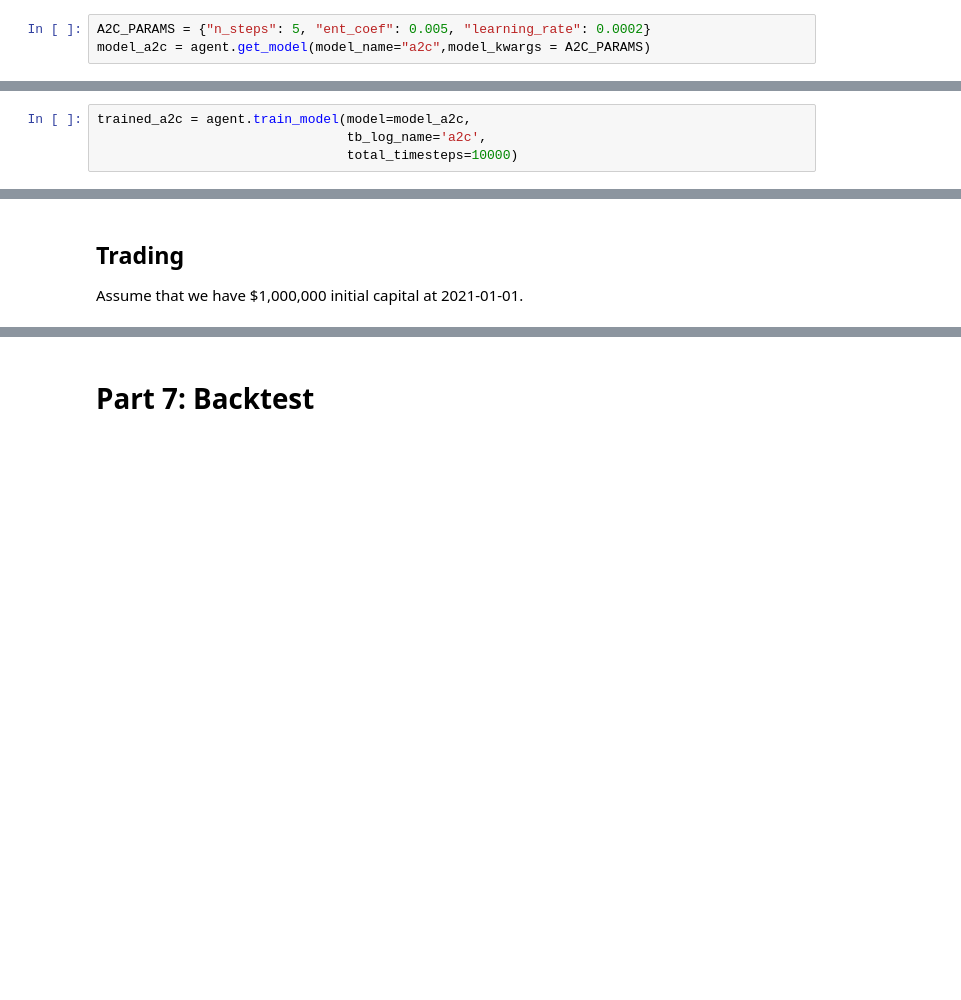
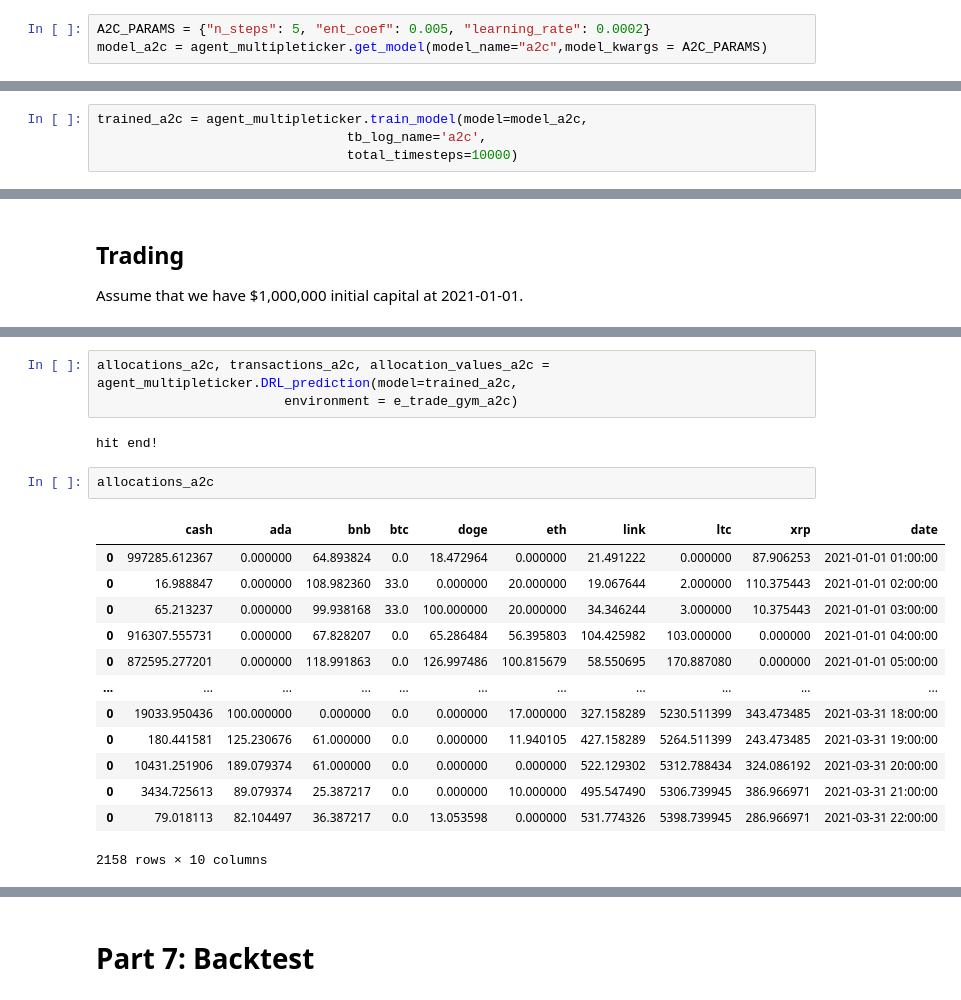
Before and after one commit to Toroi01/TradingRLBot, a Jupyter notebook: main.ipynb, the cells around one changed output, grey strips where cells are left out. Cells and saved outputs as stored; diff of their text form; blank space fills up the shorter version.

```diff
--- a/main.ipynb
+++ b/main.ipynb
@@ -137,3 +230,3 @@ agent = DRLAgent(env = env_train)
 # %%
 A2C_PARAMS = {"n_steps": 5, "ent_coef": 0.005, "learning_rate": 0.0002}
-model_a2c = agent.get_model(model_name="a2c",model_kwargs = A2C_PARAMS)
+model_a2c = agent_multipleticker.get_model(model_name="a2c",model_kwargs = A2C_PARAMS)
@@ -140,4 +236,4 @@ model_a2c = agent.get_model(model_name="a2c",model_kwargs = A2C_PARAMS)
 # %%
-trained_a2c = agent.train_model(model=model_a2c,
+trained_a2c = agent_multipleticker.train_model(model=model_a2c,
                                 tb_log_name='a2c',
                                 total_timesteps=10000)
@@ -177,0 +364,21 @@ allocation_values
+# %%
+allocations_a2c, transactions_a2c, allocation_values_a2c = agent_multipleticker.DRL_prediction(model=trained_a2c,
+                        environment = e_trade_gym_a2c)
+# %% [output]
+hit end!
+# %%
+allocations_a2c
+# %% [output]
+|  | cash | ada | bnb | btc | doge | eth | link | ltc | xrp | date |
+| 0 | 997285.612367 | 0.000000 | 64.893824 | 0.0 | 18.472964 | 0.000000 | 21.491222 | 0.000000 | 87.906253 | 2021-01-01 01:00:00 |
+| 0 | 16.988847 | 0.000000 | 108.982360 | 33.0 | 0.000000 | 20.000000 | 19.067644 | 2.000000 | 110.375443 | 2021-01-01 02:00:00 |
+| 0 | 65.213237 | 0.000000 | 99.938168 | 33.0 | 100.000000 | 20.000000 | 34.346244 | 3.000000 | 10.375443 | 2021-01-01 03:00:00 |
+| 0 | 916307.555731 | 0.000000 | 67.828207 | 0.0 | 65.286484 | 56.395803 | 104.425982 | 103.000000 | 0.000000 | 2021-01-01 04:00:00 |
+| 0 | 872595.277201 | 0.000000 | 118.991863 | 0.0 | 126.997486 | 100.815679 | 58.550695 | 170.887080 | 0.000000 | 2021-01-01 05:00:00 |
+| ... | ... | ... | ... | ... | ... | ... | ... | ... | ... | ... |
+| 0 | 19033.950436 | 100.000000 | 0.000000 | 0.0 | 0.000000 | 17.000000 | 327.158289 | 5230.511399 | 343.473485 | 2021-03-31 18:00:00 |
+| 0 | 180.441581 | 125.230676 | 61.000000 | 0.0 | 0.000000 | 11.940105 | 427.158289 | 5264.511399 | 243.473485 | 2021-03-31 19:00:00 |
+| 0 | 10431.251906 | 189.079374 | 61.000000 | 0.0 | 0.000000 | 0.000000 | 522.129302 | 5312.788434 | 324.086192 | 2021-03-31 20:00:00 |
+| 0 | 3434.725613 | 89.079374 | 25.387217 | 0.0 | 0.000000 | 10.000000 | 495.547490 | 5306.739945 | 386.966971 | 2021-03-31 21:00:00 |
+| 0 | 79.018113 | 82.104497 | 36.387217 | 0.0 | 13.053598 | 0.000000 | 531.774326 | 5398.739945 | 286.966971 | 2021-03-31 22:00:00 |
+2158 rows × 10 columns
```
Also changed, not shown: parts of 37 cells of this notebook.
